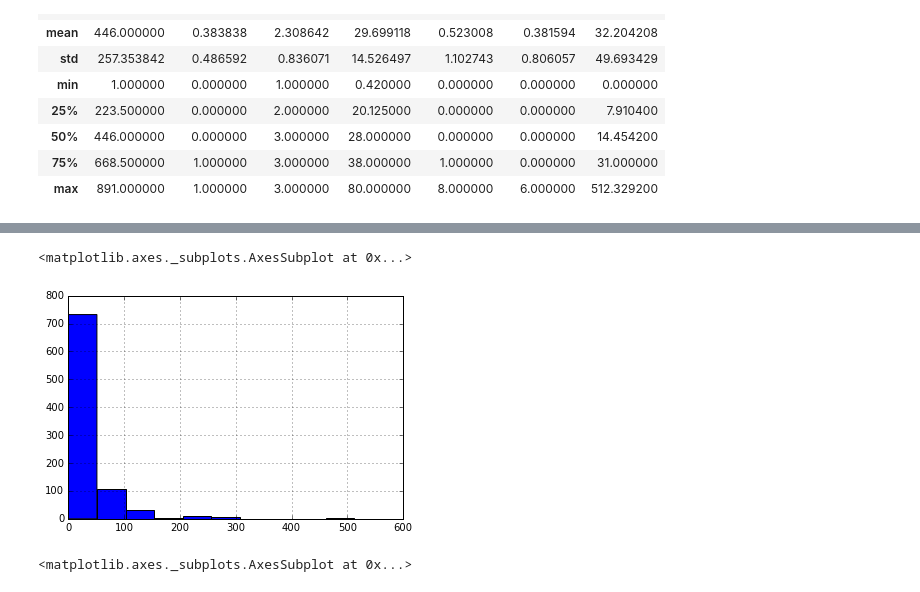
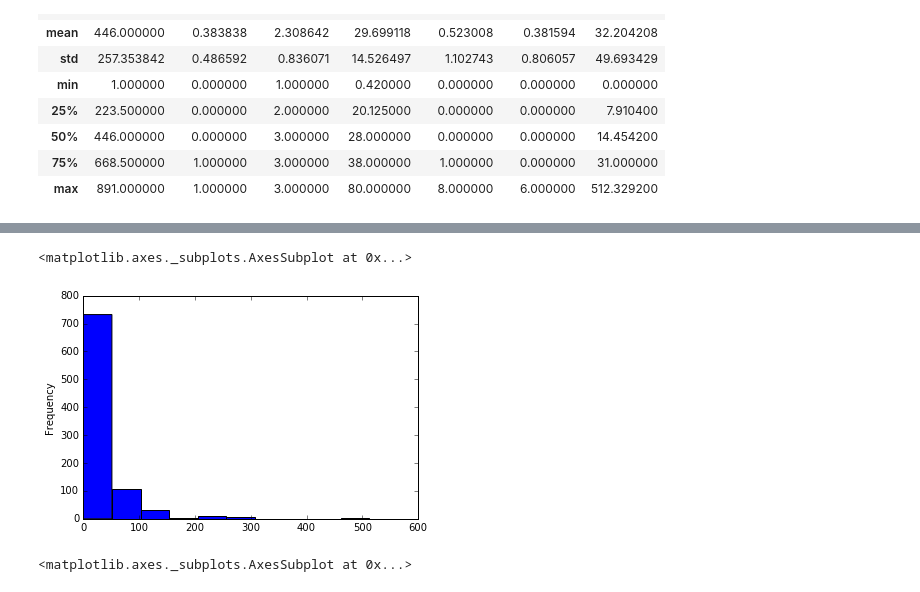
Before and after one commit to slangenbach/udacity-da-nanodegree, a Jupyter notebook: p2/P2_Analysis_and_Report.ipynb, the cells around one changed output, grey strips where cells are left out. Cells and saved outputs as stored; diff of their text form; code cells hidden in the pictures.

Commit message:
Updated project 2
Extended data exploration

```diff
--- a/p2/P2_Analysis_and_Report.ipynb
+++ b/p2/P2_Analysis_and_Report.ipynb
@@ -60,7 +212,7 @@ titanic.describe()
 # %%
-# plot data
-titanic["Fare"].hist()
+# plot fare data
+titanic["Fare"].plot(kind="hist")
 # %% [output]
 <matplotlib.axes._subplots.AxesSubplot at 0x...>
-[figure, old version]
+[figure, new version]
 # %%
```
Also changed, not shown: parts of 24 cells of this notebook.
